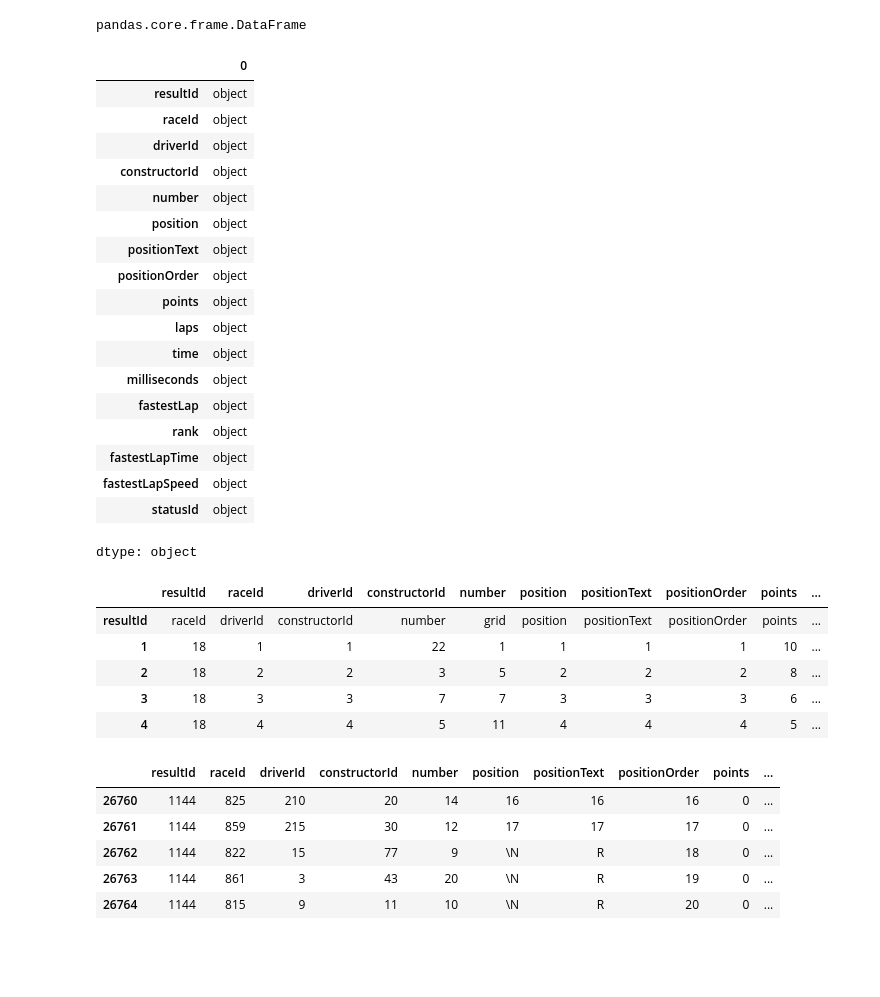
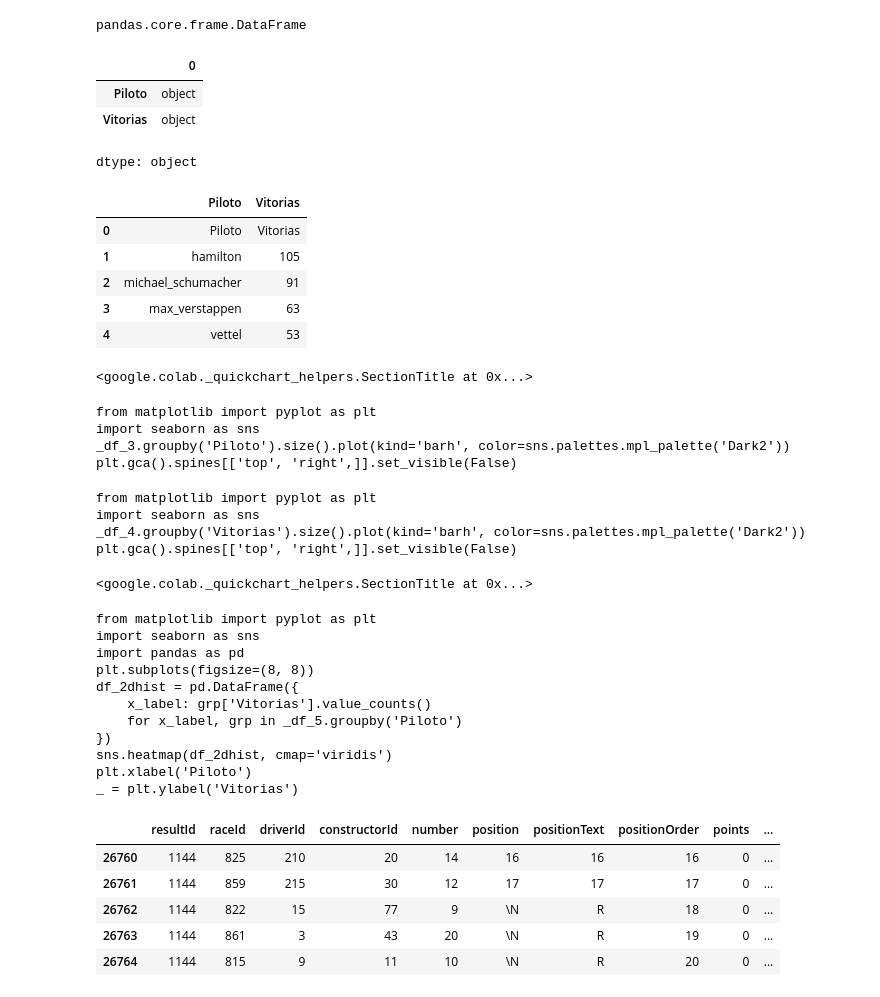
Before and after one commit to emersonvasconcelos/f1, a Jupyter notebook: MVP_F1_Warm_Up.ipynb, the cells around one changed output. Cells and saved outputs as stored; diff of their text form; code cells hidden in the pictures; blank space fills up the shorter version.

```diff
--- a/MVP_F1_Warm_Up.ipynb
+++ b/MVP_F1_Warm_Up.ipynb
@@ -34,6 +793,17 @@ labels_atributos = ['resultId', 'raceId', 'driverId', 'constructorId', 'number',
 
 # carga do dataset através da url - há diversos parâmetros no read_csv que podem ser interessantes, como sep, usecols e header
 mvp_f1 = pd.read_csv(url_dados, names=labels_atributos)
+# %%
+# importando dados uma url para um dataframe >> Tabela estatistica_vitorias_pilotos.csv
+
+# url a importar - Updated to point to the raw results.csv file
+url_dados = 'https://raw.githubusercontent.com/emersonvasconcelos/f1/refs/heads/warm-up/estatistica_vitorias_pilotos.csv'
+
+# labels dos atributos do dataset - Updated to match the columns in results.csv
+labels_atributos = ['Piloto', 'Vitorias']
+
+# carga do dataset através da url - há diversos parâmetros no read_csv que podem ser interessantes, como sep, usecols e header
+mvp_f1_estatistica = pd.read_csv(url_dados, names=labels_atributos, skiprows=1)
 # %% [markdown]
 Inicialmente, iremos utilizar alguns comandos da biblioteca Pandas para exibir algumas estatísticas descritivas e fazer uma rápida análise exploratória do dataset. Os comentários nos blocos de código auxiliam no seu entendimento.
 # %%
@@ -44,36 +815,44 @@ pandas.core.frame.DataFrame
 # %%
 # verificando os tipos de cada coluna do dataframe
 mvp_f1.dtypes
+mvp_f1_estatistica.dtypes
 # %% [output]
 |  | 0 |
-| resultId | object |
-| raceId | object |
-| driverId | object |
-| constructorId | object |
-| number | object |
-| position | object |
-| positionText | object |
-| positionOrder | object |
-| points | object |
-| laps | object |
-| time | object |
-| milliseconds | object |
-| fastestLap | object |
-| rank | object |
-| fastestLapTime | object |
-| fastestLapSpeed | object |
-| statusId | object |
+| Piloto | object |
+| Vitorias | object |
 dtype: object
 # %%
 # exibindo as primeiras linhas
 mvp_f1.head()
+mvp_f1_estatistica.head()
 # %% [output]
-|  | resultId | raceId | driverId | constructorId | number | position | positionText | positionOrder | points | ... |
-| resultId | raceId | driverId | constructorId | number | grid | position | positionText | positionOrder | points | ... |
-| 1 | 18 | 1 | 1 | 22 | 1 | 1 | 1 | 1 | 10 | ... |
-| 2 | 18 | 2 | 2 | 3 | 5 | 2 | 2 | 2 | 8 | ... |
-| 3 | 18 | 3 | 3 | 7 | 7 | 3 | 3 | 3 | 6 | ... |
-| 4 | 18 | 4 | 4 | 5 | 11 | 4 | 4 | 4 | 5 | ... |
+|  | Piloto | Vitorias |
+| 0 | Piloto | Vitorias |
+| 1 | hamilton | 105 |
+| 2 | michael_schumacher | 91 |
+| 3 | max_verstappen | 63 |
+| 4 | vettel | 53 |
+<google.colab._quickchart_helpers.SectionTitle at 0x...>
+from matplotlib import pyplot as plt
+import seaborn as sns
+_df_3.groupby('Piloto').size().plot(kind='barh', color=sns.palettes.mpl_palette('Dark2'))
+plt.gca().spines[['top', 'right',]].set_visible(False)
+from matplotlib import pyplot as plt
+import seaborn as sns
+_df_4.groupby('Vitorias').size().plot(kind='barh', color=sns.palettes.mpl_palette('Dark2'))
+plt.gca().spines[['top', 'right',]].set_visible(False)
+<google.colab._quickchart_helpers.SectionTitle at 0x...>
+from matplotlib import pyplot as plt
+import seaborn as sns
+import pandas as pd
+plt.subplots(figsize=(8, 8))
+df_2dhist = pd.DataFrame({
+    x_label: grp['Vitorias'].value_counts()
+    for x_label, grp in _df_5.groupby('Piloto')
+})
+sns.heatmap(df_2dhist, cmap='viridis')
+plt.xlabel('Piloto')
+_ = plt.ylabel('Vitorias')
 # %%
 # exibindo as últimas linhas
 mvp_f1.tail()
```
Also changed, not shown: parts of 36 cells of this notebook.
